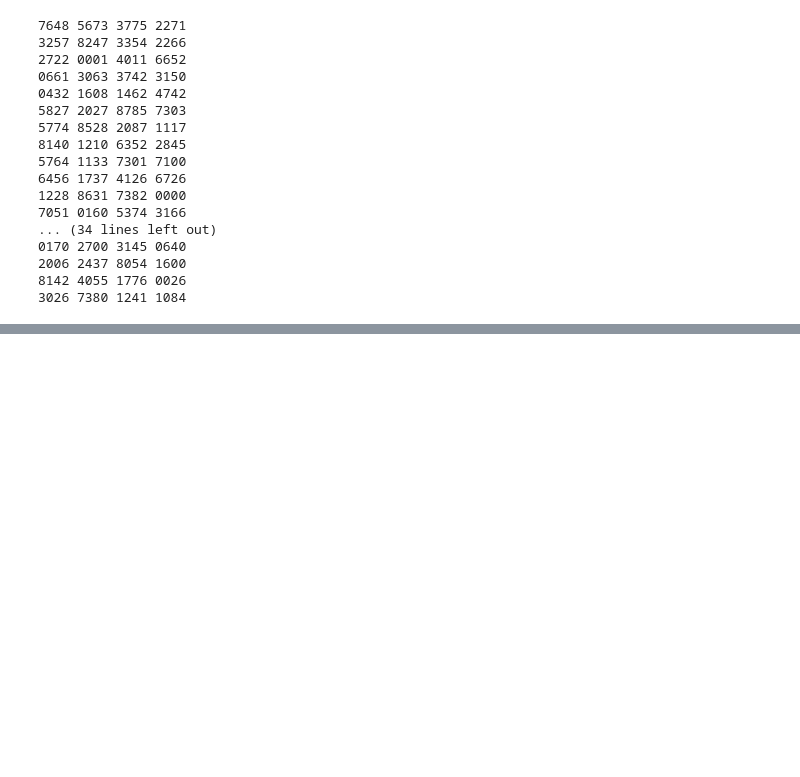
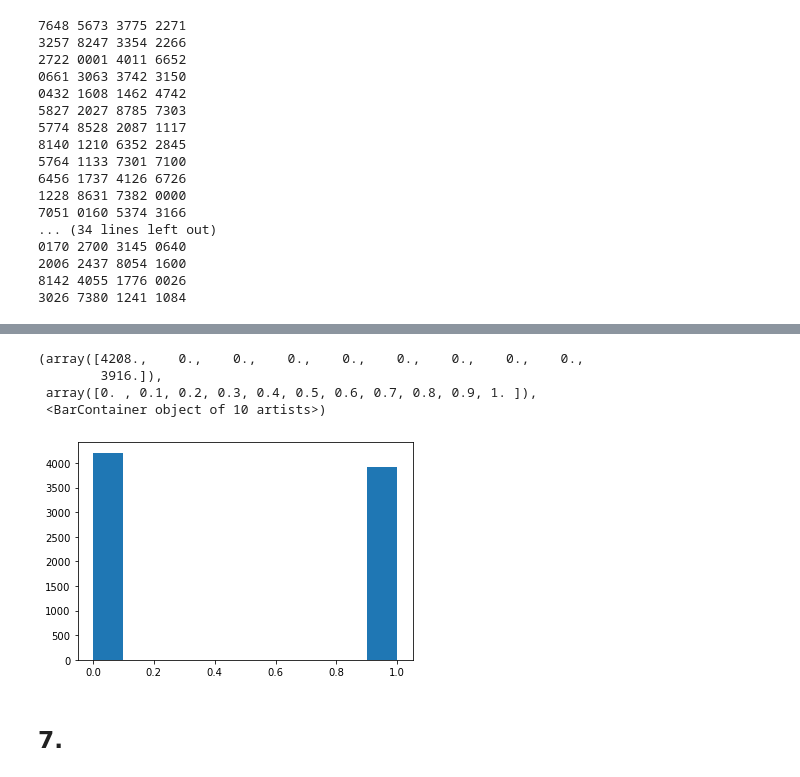
Before and after one commit to maxhoeth/LaboratoryOfComputationalPhysics_Y4, a Jupyter notebook: ex_04_maxhoeth.ipynb, the cells around one changed output, grey strips where cells are left out. Saved outputs shown, nothing was run; the diff lists cells and outputs as text; code cells hidden in the pictures; blank space fills up the shorter version.

```diff
--- a/ex_04_maxhoeth.ipynb
+++ b/ex_04_maxhoeth.ipynb
@@ -113,0 +100,6 @@ ID,JobTitle,EmailAddress,FirstNameLastName,CreditCard,CreditCardType
+# %%
+import pandas as pd
+
+mushrooooms='https://www.dropbox.com/s/7u3lm737ogbqsg8/mushrooms_categorized.csv?dl=1'
+data = pd.read_csv(mushrooooms)
+data.to_csv(path_or_buf='mushroom.csv')
@@ -113,0 +126,12 @@ ID,JobTitle,EmailAddress,FirstNameLastName,CreditCard,CreditCardType
+# %%
+import matplotlib.pyplot as plt
+
+plt.hist(pd.DataFrame(data, columns=['class']))
+# %% [output]
+(array([4208.,    0.,    0.,    0.,    0.,    0.,    0.,    0.,    0.,
+        3916.]),
+ array([0. , 0.1, 0.2, 0.3, 0.4, 0.5, 0.6, 0.7, 0.8, 0.9, 1. ]),
+ <BarContainer object of 10 artists>)
+[figure, added]
+# %% [markdown]
+## 7.
```
Also changed, not shown: parts of 14 cells of this notebook.
